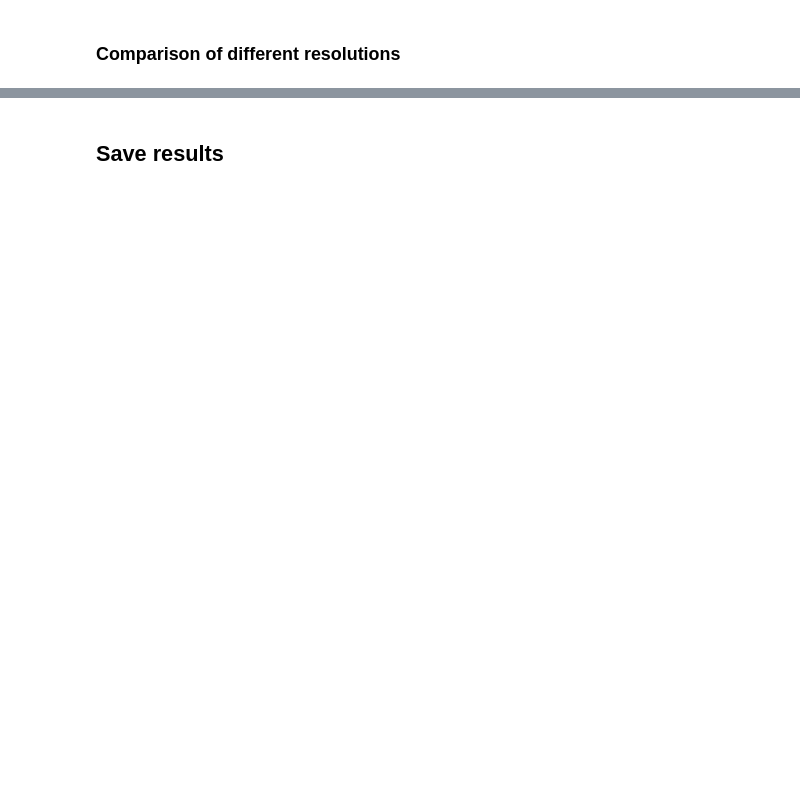
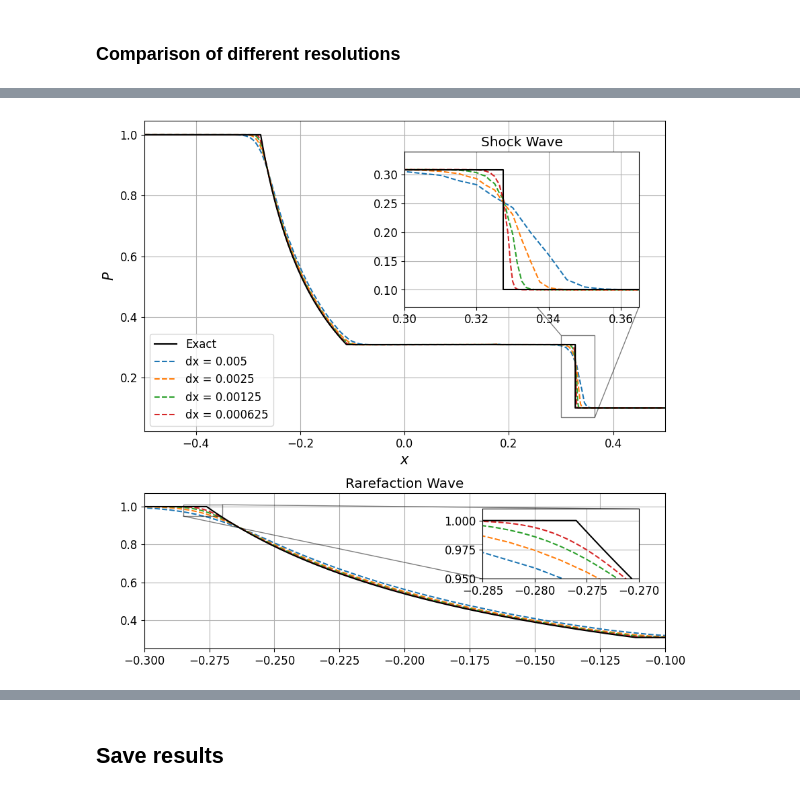
Before and after one commit to F3Solid/numerical_relativity_bicocca_2024_exercises, a Jupyter notebook: Homework_2/E1/ETK_1D_plots.ipynb, the cells around one changed output, grey strips where cells are left out. Drawn from its saved outputs; the diff is of its cells as text; code cells hidden in the pictures; blank space fills up the shorter version.

```diff
--- a/Homework_2/E1/ETK_1D_plots.ipynb
+++ b/Homework_2/E1/ETK_1D_plots.ipynb
@@ -323,0 +336,49 @@ plt.show()
+# %%
+fig, ax1 = plt.subplots(figsize=(10, 6), dpi=100)
+
+# Zoom plots
+axins1 = ax1.inset_axes([0, 1 * -0.7, 1, 0.5],
+                        xlim=(-0.3, -0.1), ylim=(0.25, 1.07))
+axins1.set_title('Rarefaction Wave')
+
+axins2 = ax1.inset_axes([0.5, 0.4, 0.45, 0.5],
+                        xlim=(0.3, 0.365), ylim=(0.07, 0.34))
+axins2.set_title('Shock Wave')
+ax1.indicate_inset_zoom(axins2, edgecolor='black')
+
+axins3 = axins1.inset_axes([0.65, 0.45, 0.3, 0.45],
+                           xlim=(-0.285, -0.27), ylim=(0.95, 1.01))
+axins1.indicate_inset_zoom(axins3, edgecolor='black')
+
+# List of axes
+inset_axes = [axins1, axins2, axins3]
+axes = [ax1] + inset_axes
+
+var_key = 'press'
+
+for ax in axes:
+# Plot the exact solution
+    ax.plot(x_exact, qty_exact[qty_keys_indexes_dict[var_key]],
+            label='Exact', color='black', zorder=len(resolutions))
+
+    # Plot the computed solutions
+    for vars, res in zip(vars1d_list, resolutions):
+        lines = plot_qty_iterations(vars[var_key], qty_labels[qty_keys_indexes_dict[var_key]],
+                                    [vars[var_key].iterations[-1]], ax,
+                                    set_xlabel=(ax not in inset_axes),
+                                    set_ylabel=(ax not in inset_axes),
+                                    set_xlim=(ax not in inset_axes),
+                                    typ=typ)
+
+        for l in lines:
+            l[0].set(linestyle='--', label='dx = {0}'.format(res))
+
+# Legend on the first plot
+ax1.legend(loc='lower left')
+
+figures.append(fig)
+figure_names.append(var_key + '_final_rescompare_' + typ)
+
+plt.show()
+# %% [output]
+[figure, added]
```
Also changed, not shown: parts of 11 cells of this notebook.
